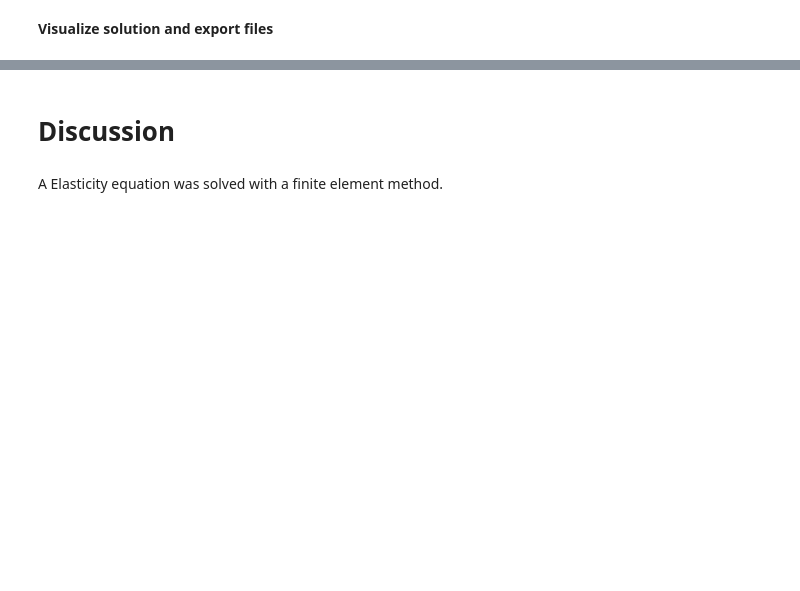
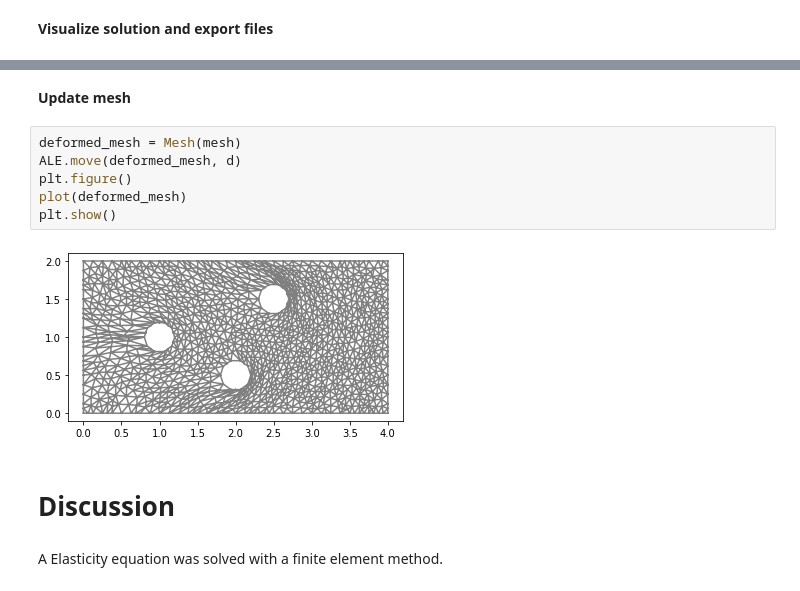
Before and after one commit to johanhoffman/DD2365_VT21, a Jupyter notebook: template-report-Elasticity.ipynb, the cells around one changed output, grey strips where cells are left out. Cells and saved outputs as stored; diff of their text form; blank space fills up the shorter version.

```diff
--- a/template-report-Elasticity.ipynb
+++ b/template-report-Elasticity.ipynb
@@ -247,3 +259,13 @@ plt.show()
+# %% [markdown]
+**Update mesh**
+# %%
+deformed_mesh = Mesh(mesh)
+ALE.move(deformed_mesh, d)
+plt.figure()
+plot(deformed_mesh)
+plt.show()
+# %% [output]
+[figure, added]
 # %% [markdown]
 # **Discussion**
 # %% [markdown]
```
Also changed, not shown: parts of 4 cells of this notebook.
